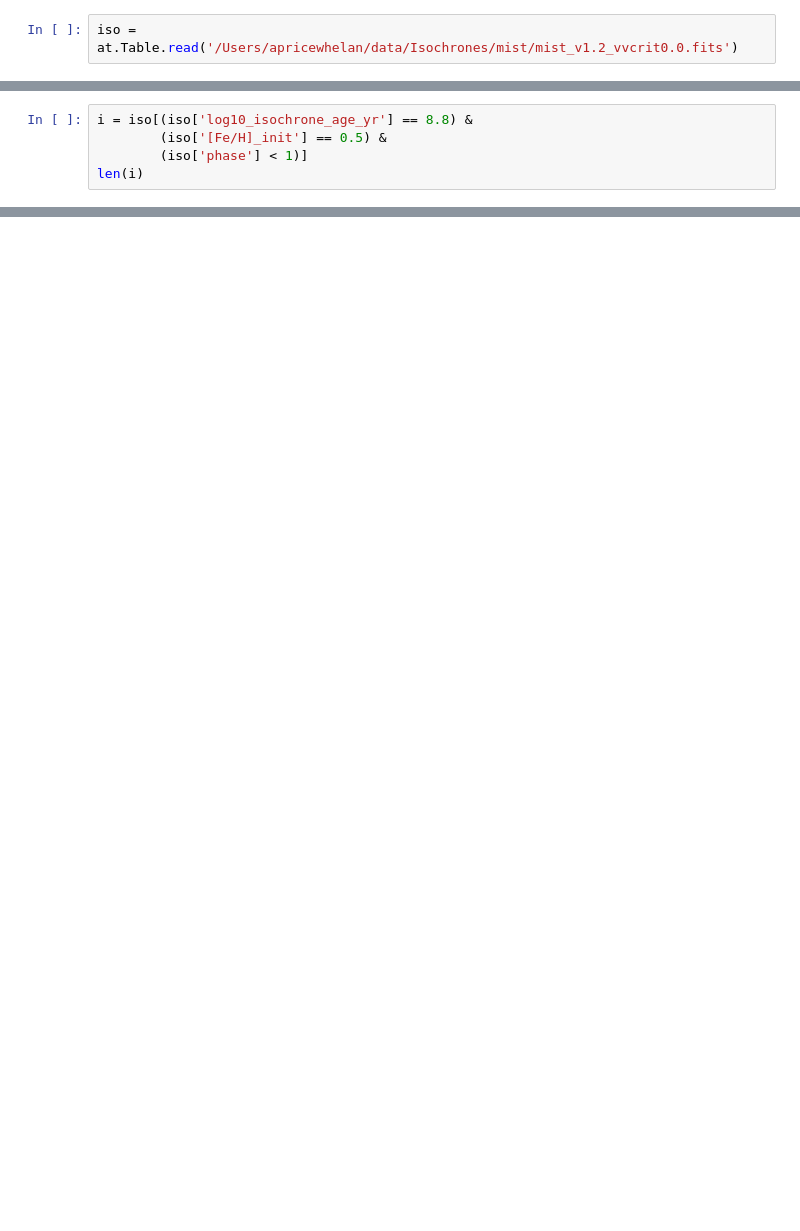
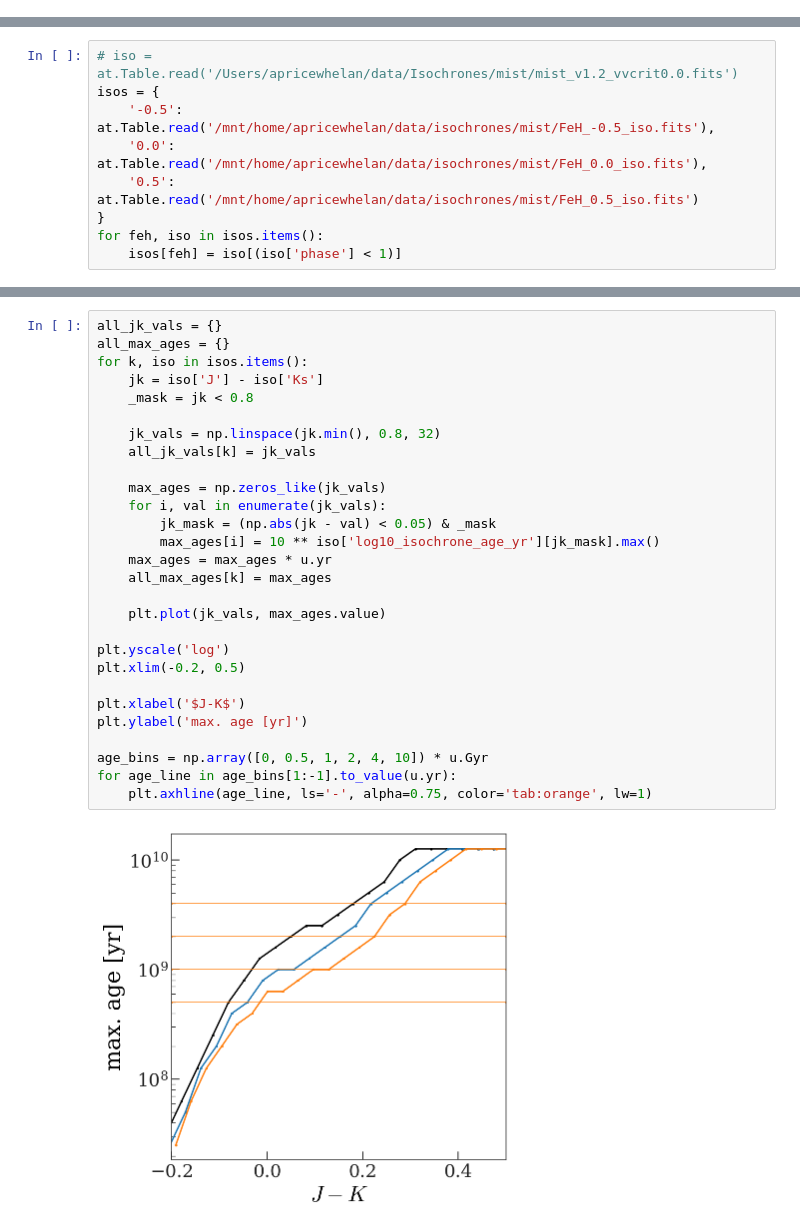
Before and after one commit to adrn/SnailTime, a Jupyter notebook: notebooks/Phase-spiral-CMD.ipynb, the cells around one changed output, grey strips where cells are left out. Drawn from its saved outputs; the diff is of its cells as text; blank space fills up the shorter version.

```diff
--- a/notebooks/Phase-spiral-CMD.ipynb
+++ b/notebooks/Phase-spiral-CMD.ipynb
@@ -32,2 +44,0 @@ c = g.get_skycoord()
-# %%
-iso = at.Table.read('/Users/apricewhelan/data/Isochrones/mist/mist_v1.2_vvcrit0.0.fits')
@@ -41,5 +44,0 @@ BPRP = g.get_BP0() - g.get_RP0()
-# %%
-i = iso[(iso['log10_isochrone_age_yr'] == 8.8) &
-        (iso['[Fe/H]_init'] == 0.5) &
-        (iso['phase'] < 1)]
-len(i)
@@ -67,0 +45,9 @@ ax.set_ylim(10, -6)
+# %%
+# iso = at.Table.read('/Users/apricewhelan/data/Isochrones/mist/mist_v1.2_vvcrit0.0.fits')
+isos = {
+    '-0.5': at.Table.read('/mnt/home/apricewhelan/data/isochrones/mist/FeH_-0.5_iso.fits'),
+    '0.0': at.Table.read('/mnt/home/apricewhelan/data/isochrones/mist/FeH_0.0_iso.fits'),
+    '0.5': at.Table.read('/mnt/home/apricewhelan/data/isochrones/mist/FeH_0.5_iso.fits')
+}
+for feh, iso in isos.items():
+    isos[feh] = iso[(iso['phase'] < 1)]
@@ -67,0 +97,30 @@ ax.set_ylim(10, -6)
+# %%
+all_jk_vals = {}
+all_max_ages = {}
+for k, iso in isos.items():
+    jk = iso['J'] - iso['Ks']
+    _mask = jk < 0.8
+
+    jk_vals = np.linspace(jk.min(), 0.8, 32)
+    all_jk_vals[k] = jk_vals
+
+    max_ages = np.zeros_like(jk_vals)
+    for i, val in enumerate(jk_vals):
+        jk_mask = (np.abs(jk - val) < 0.05) & _mask
+        max_ages[i] = 10 ** iso['log10_isochrone_age_yr'][jk_mask].max()
+    max_ages = max_ages * u.yr
+    all_max_ages[k] = max_ages
+
+    plt.plot(jk_vals, max_ages.value)
+
+plt.yscale('log')
+plt.xlim(-0.2, 0.5)
+
+plt.xlabel('$J-K$')
+plt.ylabel('max. age [yr]')
+
+age_bins = np.array([0, 0.5, 1, 2, 4, 10]) * u.Gyr
+for age_line in age_bins[1:-1].to_value(u.yr):
+    plt.axhline(age_line, ls='-', alpha=0.75, color='tab:orange', lw=1)
+# %% [output]
+[figure, added]
```
Also changed, not shown: parts of 15 cells of this notebook, 1 other file.
